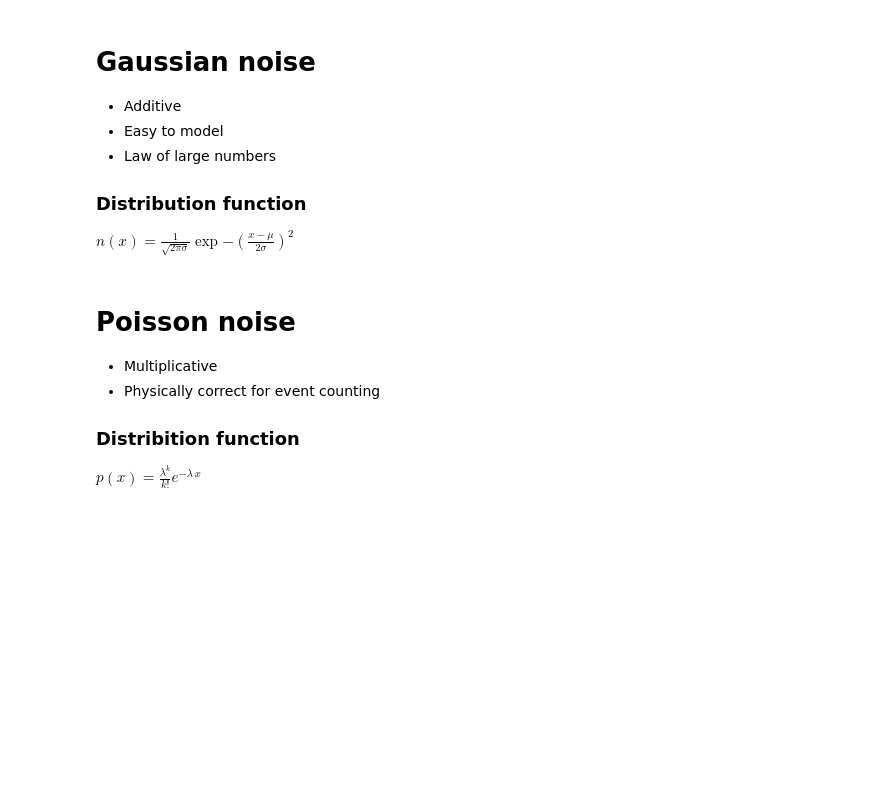
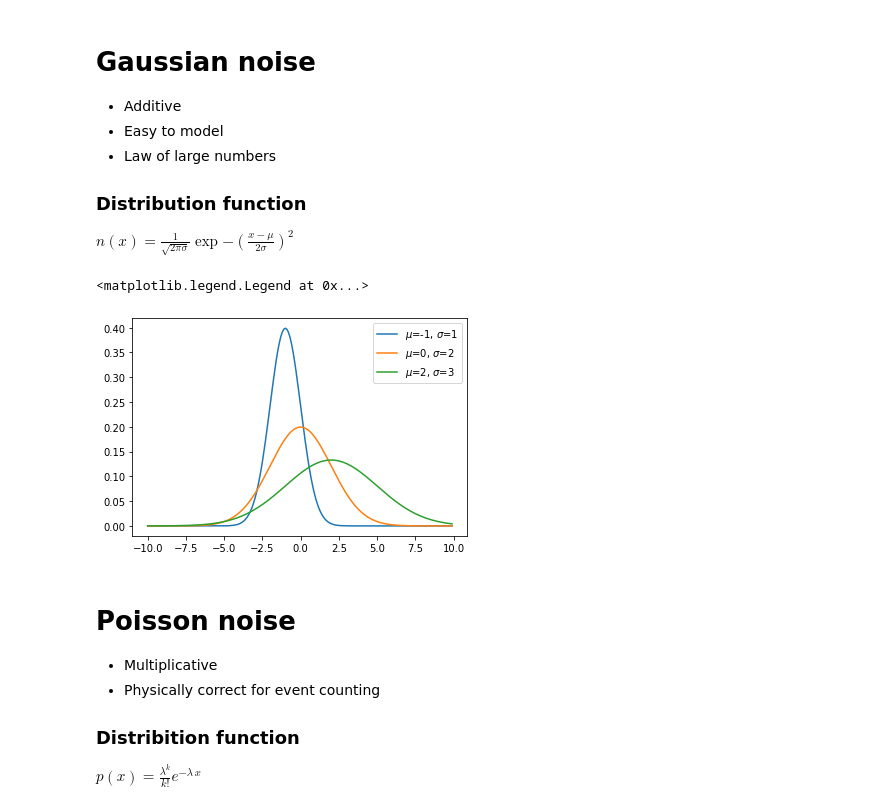
Before and after one commit to kmader/Quantitative-Big-Imaging-2019, a Jupyter notebook: Lectures/02-ImageEnhancement.ipynb, the cells around one changed output. Cells and saved outputs as stored; diff of their text form; code cells hidden in the pictures; blank space fills up the shorter version.

```diff
--- a/Lectures/02-ImageEnhancement.ipynb
+++ b/Lectures/02-ImageEnhancement.ipynb
@@ -68,6 +71,19 @@ plt.subplot(1,3,3);plt.imshow(ski.filters.gaussian(np.random.normal(0,1,size=[10
 
 ### Distribution function
 $n(x)=\frac{1}{\sqrt{2\pi\sigma}}\exp{-\left(\frac{x-\mu}{2\sigma}\right)^2}$
+# %%
+from scipy.stats import norm
+rv = norm(loc = -1., scale = 1.0);rv1 = norm(loc = 0., scale = 2.0); rv2 = norm(loc = 2., scale = 3.0)
+x = np.arange(-10, 10, .1)
+
+#plot the pdfs of these normal distributions
+plt.plot(x, rv.pdf(x),label='$\mu$=-1, $\sigma$=1')
+plt.plot(x, rv1.pdf(x),label='$\mu$=0, $\sigma$=2')
+plt.plot(x, rv2.pdf(x),label='$\mu$=2, $\sigma$=3')
+plt.legend()
+# %% [output]
+<matplotlib.legend.Legend at 0x...>
+[figure, added]
 # %% [markdown]
 # Poisson noise
 * Multiplicative
```
Also changed, not shown: parts of 16 cells of this notebook.
